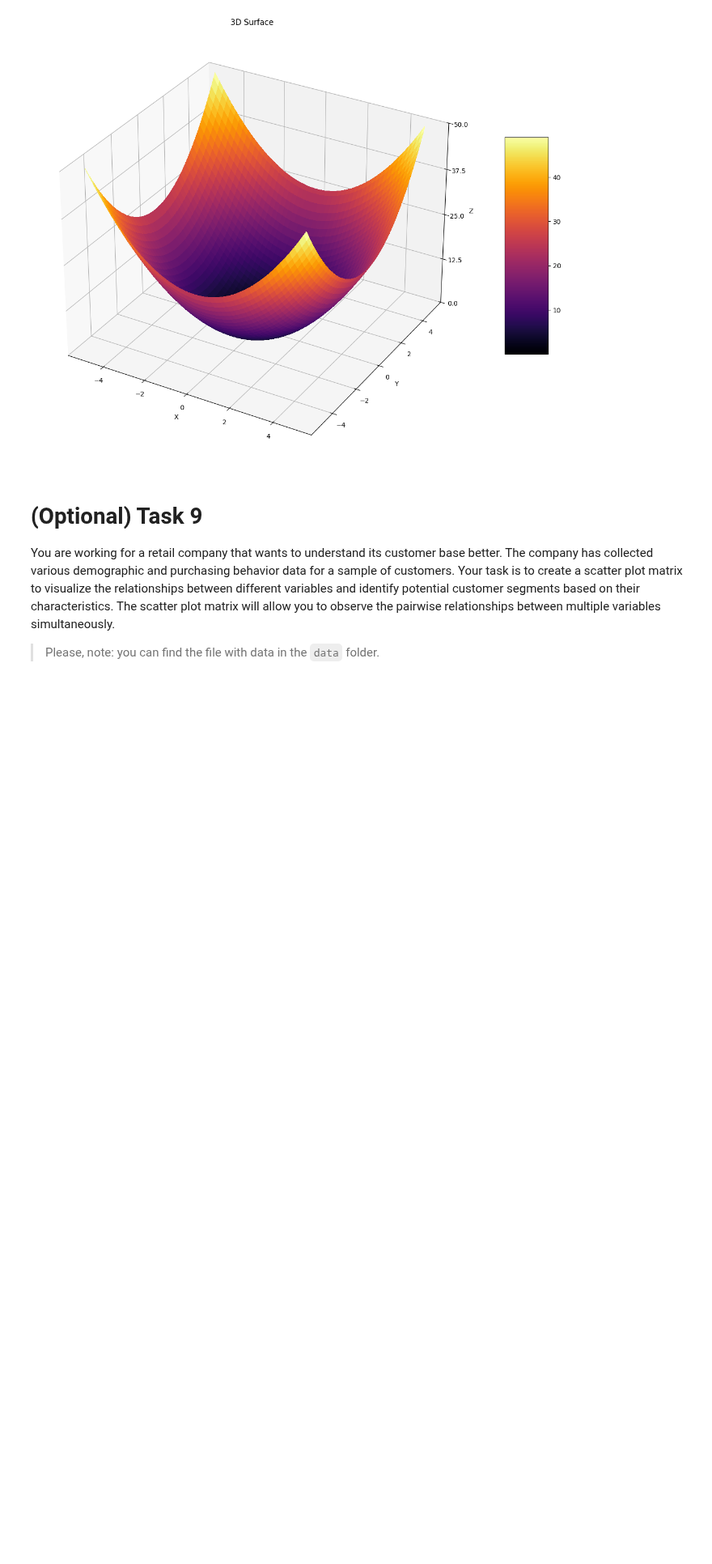
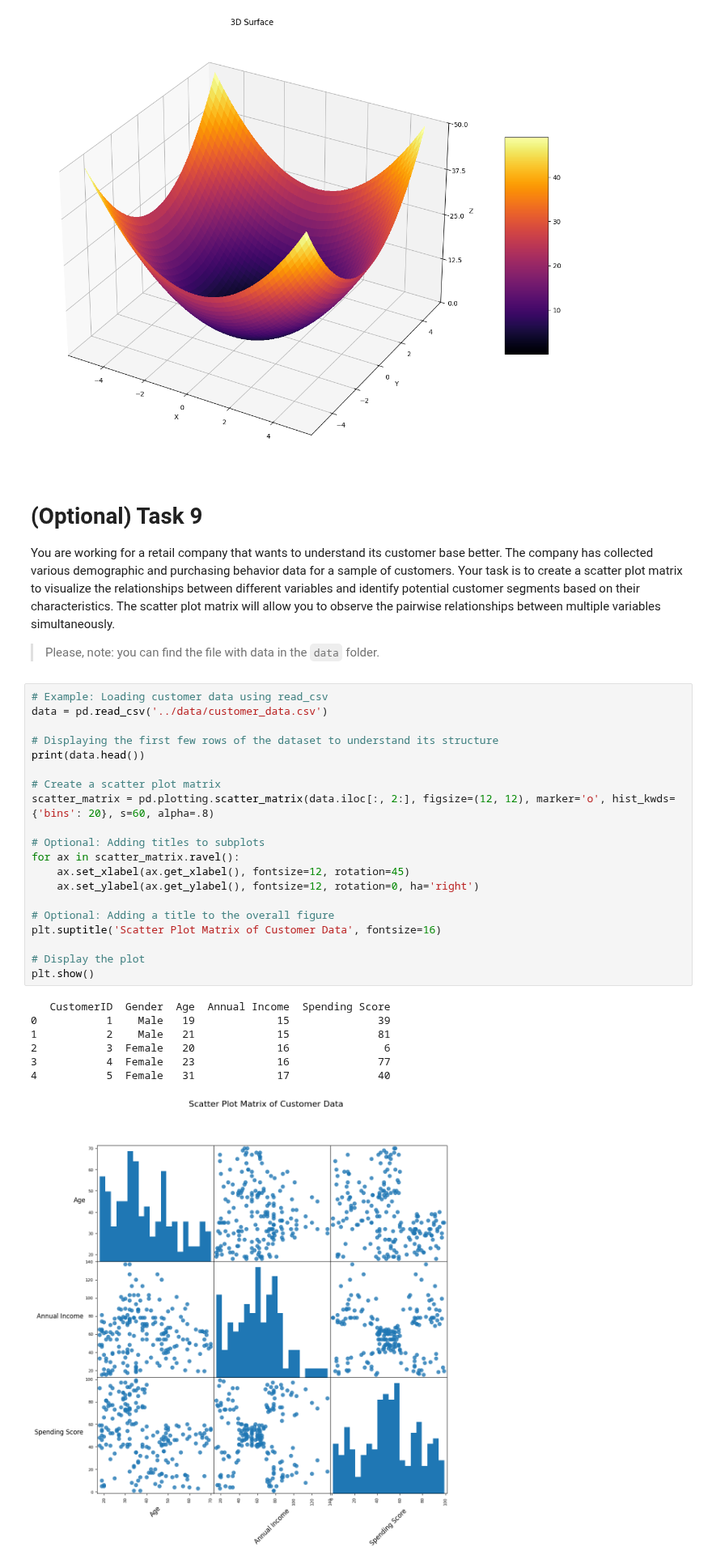
Before and after one commit to mate-academy/py-matplotlib, a Jupyter notebook: app/matplotlib.ipynb, the cells around one changed output. Shown at 81% size. Drawn from its saved outputs; the diff is of its cells as text; blank space fills up the shorter version.

```diff
--- a/app/matplotlib.ipynb
+++ b/app/matplotlib.ipynb
@@ -211,3 +225,31 @@ plt.show()
 You are working for a retail company that wants to understand its customer base better. The company has collected various demographic and purchasing behavior data for a sample of customers. Your task is to create a scatter plot matrix to visualize the relationships between different variables and identify potential customer segments based on their characteristics. The scatter plot matrix will allow you to observe the pairwise relationships between multiple variables simultaneously.
 
 > Please, note: you can find the file with data in the `data` folder.
+# %%
+# Example: Loading customer data using read_csv
+data = pd.read_csv('../data/customer_data.csv')
+
+# Displaying the first few rows of the dataset to understand its structure
+print(data.head())
+
+# Create a scatter plot matrix
+scatter_matrix = pd.plotting.scatter_matrix(data.iloc[:, 2:], figsize=(12, 12), marker='o', hist_kwds={'bins': 20}, s=60, alpha=.8)
+
+# Optional: Adding titles to subplots
+for ax in scatter_matrix.ravel():
+    ax.set_xlabel(ax.get_xlabel(), fontsize=12, rotation=45)
+    ax.set_ylabel(ax.get_ylabel(), fontsize=12, rotation=0, ha='right')
+
+# Optional: Adding a title to the overall figure
+plt.suptitle('Scatter Plot Matrix of Customer Data', fontsize=16)
+
+# Display the plot
+plt.show()
+# %% [output]
+   CustomerID  Gender  Age  Annual Income  Spending Score
+0           1    Male   19             15              39
+1           2    Male   21             15              81
+2           3  Female   20             16               6
+3           4  Female   23             16              77
+4           5  Female   31             17              40
+[figure, added]
```
Also changed, not shown: parts of 7 cells of this notebook.
